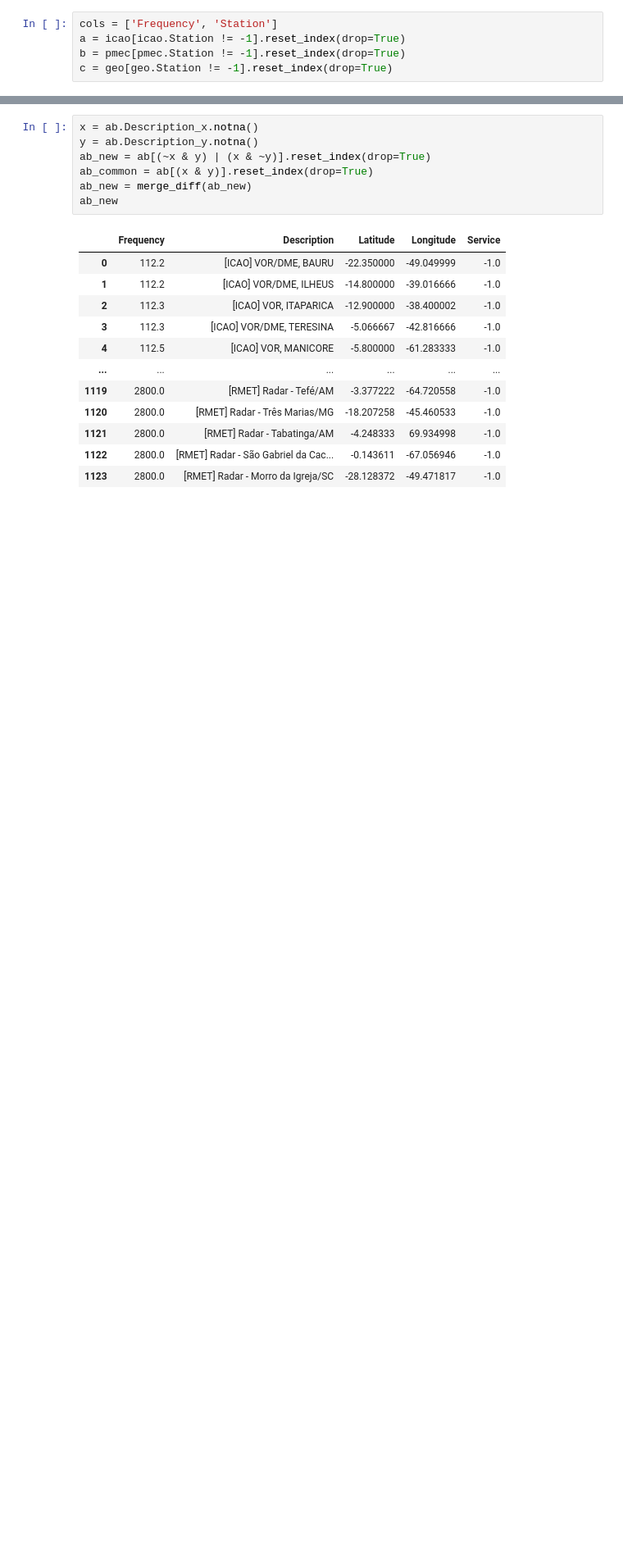
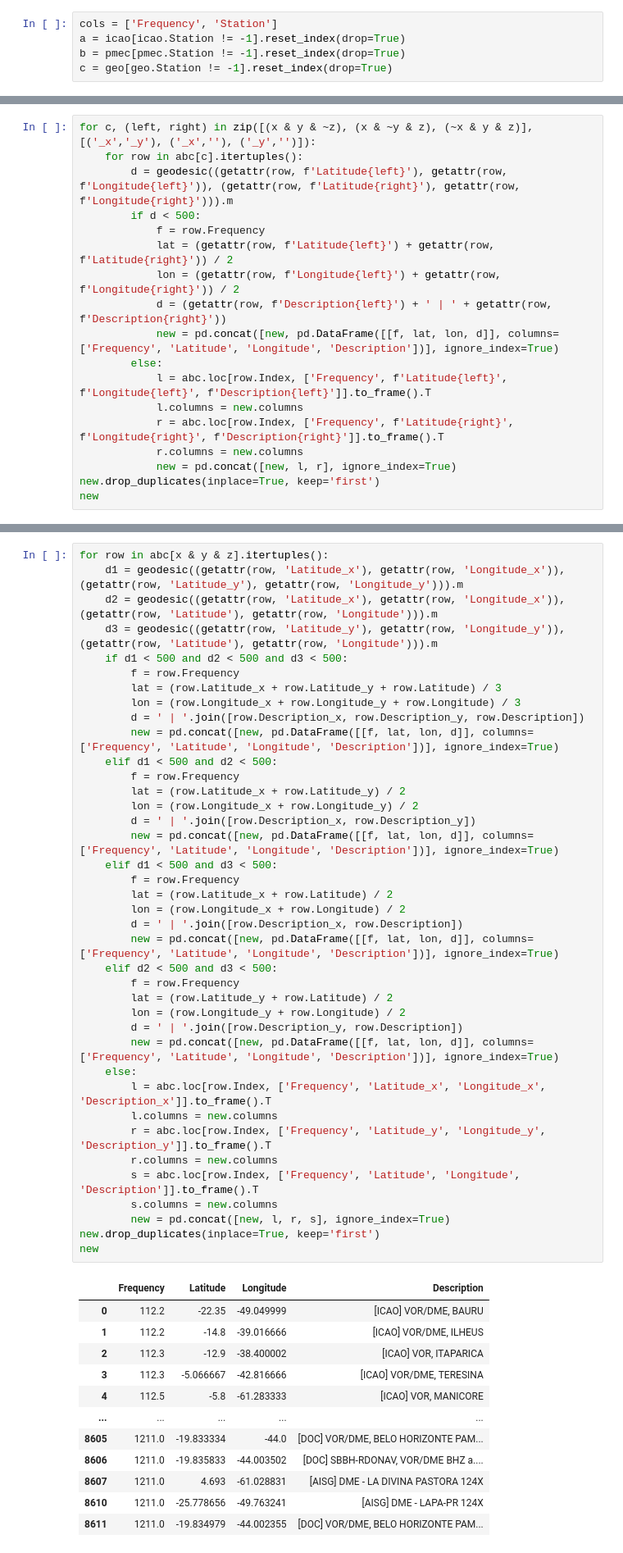
Before and after one commit to ronaldokun/anateldb, a Jupyter notebook: nbs/filter.ipynb, the cells around one changed output, grey strips where cells are left out. Shown at 82% size. Saved outputs shown, nothing was run; the diff lists cells and outputs as text; blank space fills up the shorter version.

```diff
--- a/nbs/filter.ipynb
+++ b/nbs/filter.ipynb
@@ -281,0 +315,18 @@ ab
+# %%
+for c, (left, right) in zip([(x & y & ~z), (x & ~y & z), (~x & y & z)], [('_x','_y'), ('_x',''), ('_y','')]):
+    for row in abc[c].itertuples():
+        d = geodesic((getattr(row, f'Latitude{left}'), getattr(row, f'Longitude{left}')), (getattr(row, f'Latitude{right}'), getattr(row, f'Longitude{right}'))).m
+        if d < 500:
+            f = row.Frequency
+            lat = (getattr(row, f'Latitude{left}') + getattr(row, f'Latitude{right}')) / 2
+            lon = (getattr(row, f'Longitude{left}') + getattr(row, f'Longitude{right}')) / 2
+            d = (getattr(row, f'Description{left}') + ' | ' + getattr(row, f'Description{right}'))
+            new = pd.concat([new, pd.DataFrame([[f, lat, lon, d]], columns=['Frequency', 'Latitude', 'Longitude', 'Description'])], ignore_index=True)
+        else:
+            l = abc.loc[row.Index, ['Frequency', f'Latitude{left}', f'Longitude{left}', f'Description{left}']].to_frame().T
+            l.columns = new.columns
+            r = abc.loc[row.Index, ['Frequency', f'Latitude{right}', f'Longitude{right}', f'Description{right}']].to_frame().T
+            r.columns = new.columns
+            new = pd.concat([new, l, r], ignore_index=True)
+new.drop_duplicates(inplace=True, keep='first')
+new
@@ -282,20 +347,52 @@ ab
 # %%
-x = ab.Description_x.notna()
-y = ab.Description_y.notna()
-ab_new = ab[(~x & y) | (x & ~y)].reset_index(drop=True)
-ab_common = ab[(x & y)].reset_index(drop=True)
-ab_new = merge_diff(ab_new)
-ab_new
+for row in abc[x & y & z].itertuples():
+    d1 = geodesic((getattr(row, 'Latitude_x'), getattr(row, 'Longitude_x')), (getattr(row, 'Latitude_y'), getattr(row, 'Longitude_y'))).m
+    d2 = geodesic((getattr(row, 'Latitude_x'), getattr(row, 'Longitude_x')), (getattr(row, 'Latitude'), getattr(row, 'Longitude'))).m
+    d3 = geodesic((getattr(row, 'Latitude_y'), getattr(row, 'Longitude_y')), (getattr(row, 'Latitude'), getattr(row, 'Longitude'))).m
+    if d1 < 500 and d2 < 500 and d3 < 500:
+        f = row.Frequency
+        lat = (row.Latitude_x + row.Latitude_y + row.Latitude) / 3
+        lon = (row.Longitude_x + row.Longitude_y + row.Longitude) / 3
+        d = ' | '.join([row.Description_x, row.Description_y, row.Description])
+        new = pd.concat([new, pd.DataFrame([[f, lat, lon, d]], columns=['Frequency', 'Latitude', 'Longitude', 'Description'])], ignore_index=True)
+    elif d1 < 500 and d2 < 500:
+        f = row.Frequency
+        lat = (row.Latitude_x + row.Latitude_y) / 2
+        lon = (row.Longitude_x + row.Longitude_y) / 2
+        d = ' | '.join([row.Description_x, row.Description_y])
+        new = pd.concat([new, pd.DataFrame([[f, lat, lon, d]], columns=['Frequency', 'Latitude', 'Longitude', 'Description'])], ignore_index=True)
+    elif d1 < 500 and d3 < 500:
+        f = row.Frequency
+        lat = (row.Latitude_x + row.Latitude) / 2
+        lon = (row.Longitude_x + row.Longitude) / 2
+        d = ' | '.join([row.Description_x, row.Description])
+        new = pd.concat([new, pd.DataFrame([[f, lat, lon, d]], columns=['Frequency', 'Latitude', 'Longitude', 'Description'])], ignore_index=True)
+    elif d2 < 500 and d3 < 500:
+        f = row.Frequency
+        lat = (row.Latitude_y + row.Latitude) / 2
+        lon = (row.Longitude_y + row.Longitude) / 2
+        d = ' | '.join([row.Description_y, row.Description])
+        new = pd.concat([new, pd.DataFrame([[f, lat, lon, d]], columns=['Frequency', 'Latitude', 'Longitude', 'Description'])], ignore_index=True)
+    else:
+        l = abc.loc[row.Index, ['Frequency', 'Latitude_x', 'Longitude_x', 'Description_x']].to_frame().T
+        l.columns = new.columns
+        r = abc.loc[row.Index, ['Frequency', 'Latitude_y', 'Longitude_y', 'Description_y']].to_frame().T
+        r.columns = new.columns
+        s = abc.loc[row.Index, ['Frequency', 'Latitude', 'Longitude', 'Description']].to_frame().T
+        s.columns = new.columns
+        new = pd.concat([new, l, r, s], ignore_index=True)
+new.drop_duplicates(inplace=True, keep='first')
+new
 # %% [output]
-|  | Frequency | Description | Latitude | Longitude | Service |
-| 0 | 112.2 | [ICAO] VOR/DME, BAURU | -22.350000 | -49.049999 | -1.0 |
-| 1 | 112.2 | [ICAO] VOR/DME, ILHEUS | -14.800000 | -39.016666 | -1.0 |
-| 2 | 112.3 | [ICAO] VOR, ITAPARICA | -12.900000 | -38.400002 | -1.0 |
-| 3 | 112.3 | [ICAO] VOR/DME, TERESINA | -5.066667 | -42.816666 | -1.0 |
-| 4 | 112.5 | [ICAO] VOR, MANICORE | -5.800000 | -61.283333 | -1.0 |
-| ... | ... | ... | ... | ... | ... |
-| 1119 | 2800.0 | [RMET] Radar - Tefé/AM | -3.377222 | -64.720558 | -1.0 |
-| 1120 | 2800.0 | [RMET] Radar - Três Marias/MG | -18.207258 | -45.460533 | -1.0 |
-| 1121 | 2800.0 | [RMET] Radar - Tabatinga/AM | -4.248333 | 69.934998 | -1.0 |
-| 1122 | 2800.0 | [RMET] Radar - São Gabriel da Cac... | -0.143611 | -67.056946 | -1.0 |
-| 1123 | 2800.0 | [RMET] Radar - Morro da Igreja/SC | -28.128372 | -49.471817 | -1.0 |
+|  | Frequency | Latitude | Longitude | Description |
+| 0 | 112.2 | -22.35 | -49.049999 | [ICAO] VOR/DME, BAURU |
+| 1 | 112.2 | -14.8 | -39.016666 | [ICAO] VOR/DME, ILHEUS |
+| 2 | 112.3 | -12.9 | -38.400002 | [ICAO] VOR, ITAPARICA |
+| 3 | 112.3 | -5.066667 | -42.816666 | [ICAO] VOR/DME, TERESINA |
+| 4 | 112.5 | -5.8 | -61.283333 | [ICAO] VOR, MANICORE |
+| ... | ... | ... | ... | ... |
+| 8605 | 1211.0 | -19.833334 | -44.0 | [DOC] VOR/DME, BELO HORIZONTE PAM... |
+| 8606 | 1211.0 | -19.835833 | -44.003502 | [DOC] SBBH-RDONAV, VOR/DME BHZ a.... |
+| 8607 | 1211.0 | 4.693 | -61.028831 | [AISG] DME - LA DIVINA PASTORA 124X |
+| 8610 | 1211.0 | -25.778656 | -49.763241 | [AISG] DME - LAPA-PR 124X |
+| 8611 | 1211.0 | -19.834979 | -44.002355 | [DOC] VOR/DME, BELO HORIZONTE PAM... |
```
Also changed, not shown: parts of 21 cells of this notebook, 2 other files.
